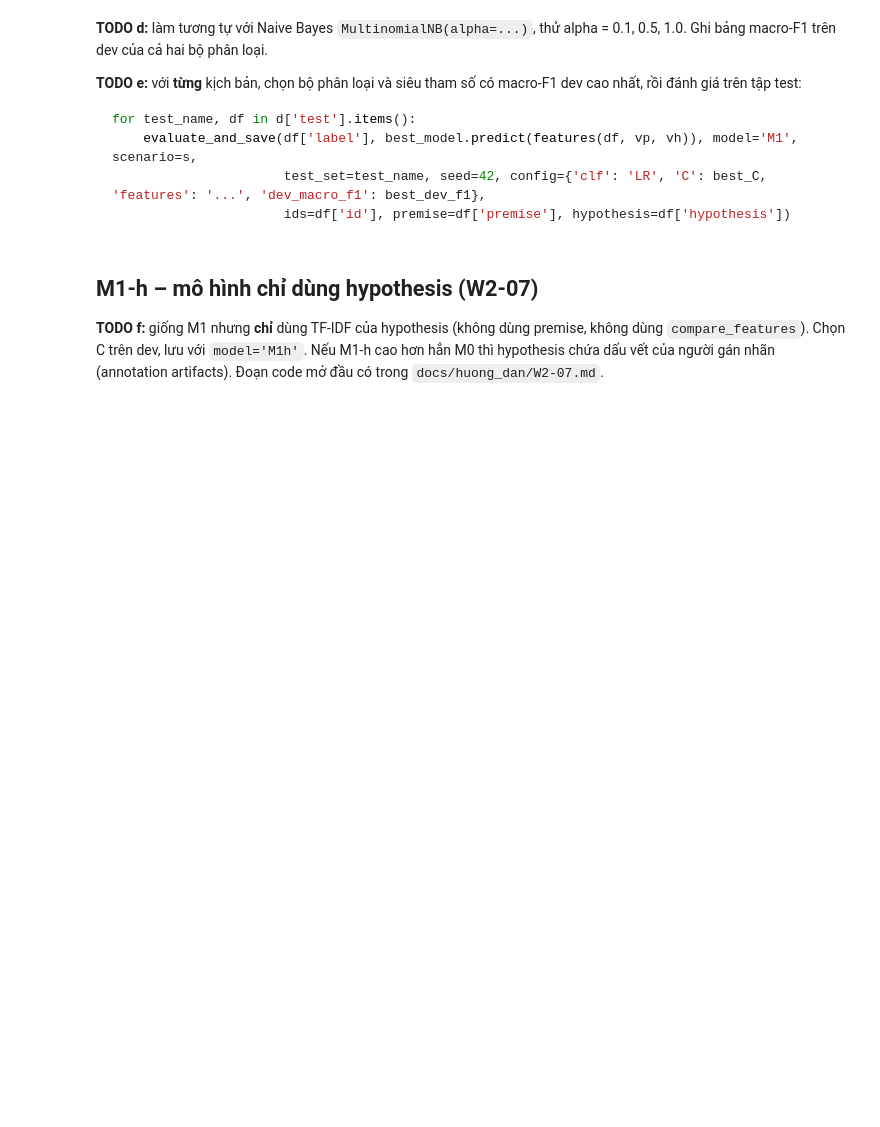
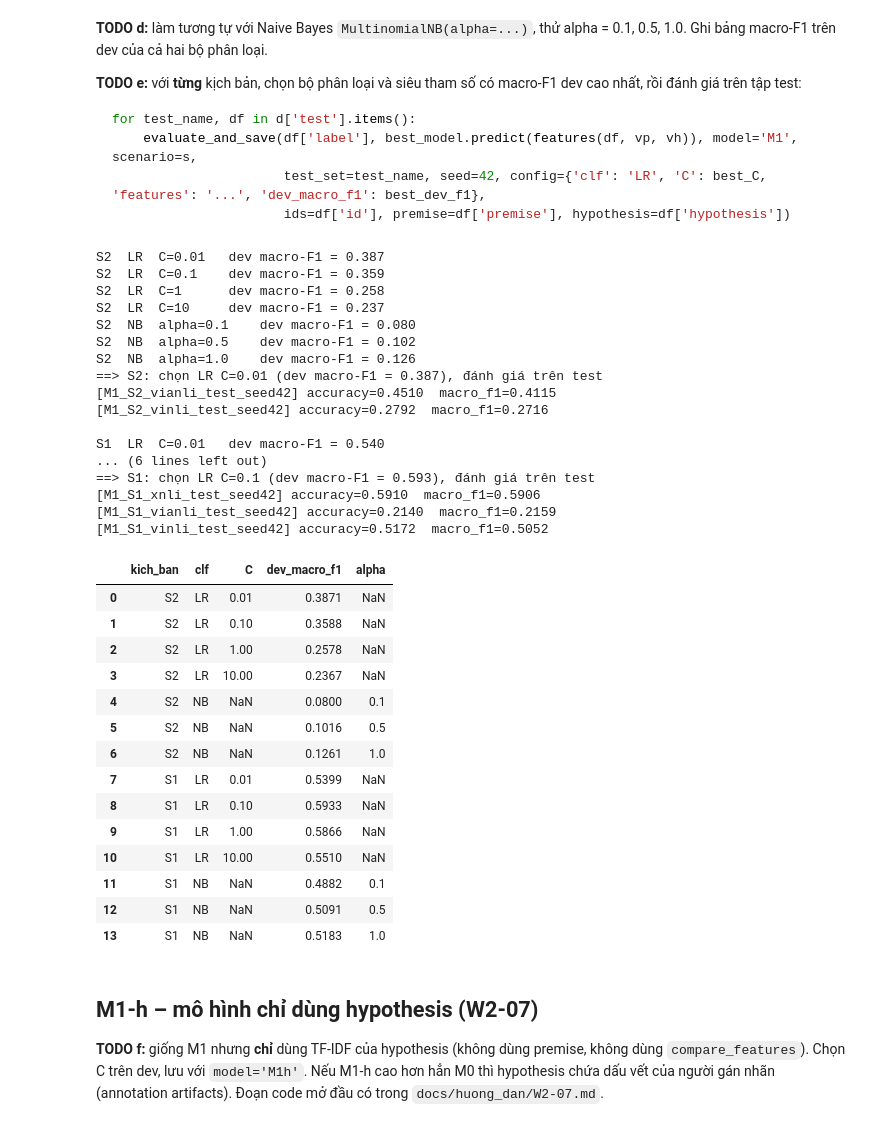
Before and after one commit to quanuiter/NLI, a Jupyter notebook: notebooks/02_m1.ipynb, the cells around one changed output. Saved outputs shown, nothing was run; the diff lists cells and outputs as text; code cells hidden in the pictures; blank space fills up the shorter version.

Commit message:
W2-05, W2-06, W2-07: M0, M1 (đặc trưng a-c, chọn LR/NB trên dev), M1-h

```diff
--- a/notebooks/02_m1.ipynb
+++ b/notebooks/02_m1.ipynb
@@ -58,10 +81,15 @@ def compare_features(df):
     for p, h in zip(df['premise'], df['hypothesis']):
         tp, th = set(t.lower() for t in tokenize(p)), set(t.lower() for t in tokenize(h))
         overlap = len(tp & th) / max(1, len(th))          # tỉ lệ từ của hypothesis xuất hiện trong premise
-        # TODO a: số từ phủ định trong premise và trong hypothesis: len(NEG.findall(p)), len(NEG.findall(h))
-        # TODO b: chênh lệch độ dài hai câu (số âm tiết) chia cho 50:  abs(len(tokenize(p)) - len(tokenize(h))) / 50
-        # TODO c: hypothesis có số nào không xuất hiện trong premise? có -> 1.0, không -> 0.0  (dùng re.findall(r'\d+', ...))
-        rows.append([overlap])                             # TODO: thêm a, b, c vào danh sách này
+        # a) Số từ phủ định ở mỗi câu: EDA cho thấy từ phủ định gặp nhiều hơn ở câu contradiction
+        neg_p = len(NEG.findall(p))
+        neg_h = len(NEG.findall(h))
+        # b) Chênh lệch độ dài (số âm tiết) / 50: hypothesis ngắn hơn nhiều hoặc thêm nhiều chi tiết thường gắn với entailment hoặc neutral
+        do_dai = abs(len(tokenize(p)) - len(tokenize(h))) / 50
+        # c) Hypothesis có số không xuất hiện trong premise: con số bị đổi thường dẫn đến contradiction
+        so_p, so_h = set(re.findall(r'\d+', p)), set(re.findall(r'\d+', h))
+        so_moi = 1.0 if (so_h - so_p) else 0.0
+        rows.append([overlap, neg_p, neg_h, do_dai, so_moi])
     return np.array(rows)
 
 def make_vectorizers():
@@ -97,3 +128,68 @@ for test_name, df in d['test'].items():
+# %%
+# TODO d, e – thử LR và NB trên dev cho cả S1, S2; chọn cấu hình tốt nhất theo dev rồi mới đánh giá test
+FEATS = 'tfidf_p, tfidf_h, overlap, phu_dinh, do_dai, so'
+bang_dev = []
+for s in ['S2', 'S1']:
+    d = data[s]
+    vp, vh = make_vectorizers()
+    X_train = features(d['train'], vp, vh, fit=True)
+    X_dev = features(d['dev'], vp, vh)
+    ung_vien = [('LR', 'C', C, LogisticRegression(C=C, max_iter=2000)) for C in [0.01, 0.1, 1, 10]] + \
+               [('NB', 'alpha', a, MultinomialNB(alpha=a)) for a in [0.1, 0.5, 1.0]]
+    best = None
+    for clf, ten_ts, gia_tri, model in ung_vien:
+        model.fit(X_train, d['train']['label'])
+        f1 = f1_score(d['dev']['label'], model.predict(X_dev), average='macro')
+        bang_dev.append({'kich_ban': s, 'clf': clf, ten_ts: gia_tri, 'dev_macro_f1': round(f1, 4)})
+        print(f'{s}  {clf}  {ten_ts}={gia_tri:<5}  dev macro-F1 = {f1:.3f}')
+        if best is None or f1 > best[0]:
+            best = (f1, clf, ten_ts, gia_tri, model)
+    f1, clf, ten_ts, gia_tri, best_model = best
+    print(f'==> {s}: chọn {clf} {ten_ts}={gia_tri} (dev macro-F1 = {f1:.3f}), đánh giá trên test')
+    for test_name, df in d['test'].items():
+        evaluate_and_save(df['label'], best_model.predict(features(df, vp, vh)), model='M1', scenario=s,
+                          test_set=test_name, seed=42,
+                          config={'clf': clf, ten_ts: gia_tri, 'features': FEATS, 'dev_macro_f1': round(f1, 4)},
+                          ids=df['id'], premise=df['premise'], hypothesis=df['hypothesis'])
+    print()
+
+bang_dev = pd.DataFrame(bang_dev)
+os.makedirs('results/analysis', exist_ok=True)
+bang_dev.to_csv('results/analysis/m1_chon_sieu_tham_so.csv', index=False, encoding='utf-8-sig')  # dùng cho báo cáo mục 4
+bang_dev
+# %% [output]
+S2  LR  C=0.01   dev macro-F1 = 0.387
+S2  LR  C=0.1    dev macro-F1 = 0.359
+S2  LR  C=1      dev macro-F1 = 0.258
+S2  LR  C=10     dev macro-F1 = 0.237
+S2  NB  alpha=0.1    dev macro-F1 = 0.080
+S2  NB  alpha=0.5    dev macro-F1 = 0.102
+S2  NB  alpha=1.0    dev macro-F1 = 0.126
+==> S2: chọn LR C=0.01 (dev macro-F1 = 0.387), đánh giá trên test
+[M1_S2_vianli_test_seed42] accuracy=0.4510  macro_f1=0.4115
+[M1_S2_vinli_test_seed42] accuracy=0.2792  macro_f1=0.2716
+
+S1  LR  C=0.01   dev macro-F1 = 0.540
+... (6 lines left out)
+==> S1: chọn LR C=0.1 (dev macro-F1 = 0.593), đánh giá trên test
+[M1_S1_xnli_test_seed42] accuracy=0.5910  macro_f1=0.5906
+[M1_S1_vianli_test_seed42] accuracy=0.2140  macro_f1=0.2159
+[M1_S1_vinli_test_seed42] accuracy=0.5172  macro_f1=0.5052
+|  | kich_ban | clf | C | dev_macro_f1 | alpha |
+| 0 | S2 | LR | 0.01 | 0.3871 | NaN |
+| 1 | S2 | LR | 0.10 | 0.3588 | NaN |
+| 2 | S2 | LR | 1.00 | 0.2578 | NaN |
+| 3 | S2 | LR | 10.00 | 0.2367 | NaN |
+| 4 | S2 | NB | NaN | 0.0800 | 0.1 |
+| 5 | S2 | NB | NaN | 0.1016 | 0.5 |
+| 6 | S2 | NB | NaN | 0.1261 | 1.0 |
+| 7 | S1 | LR | 0.01 | 0.5399 | NaN |
+| 8 | S1 | LR | 0.10 | 0.5933 | NaN |
+| 9 | S1 | LR | 1.00 | 0.5866 | NaN |
+| 10 | S1 | LR | 10.00 | 0.5510 | NaN |
+| 11 | S1 | NB | NaN | 0.4882 | 0.1 |
+| 12 | S1 | NB | NaN | 0.5091 | 0.5 |
+| 13 | S1 | NB | NaN | 0.5183 | 1.0 |
 # %% [markdown]
 ## M1-h – mô hình chỉ dùng hypothesis (W2-07)
 
```
Also changed, not shown: parts of 8 cells of this notebook.
